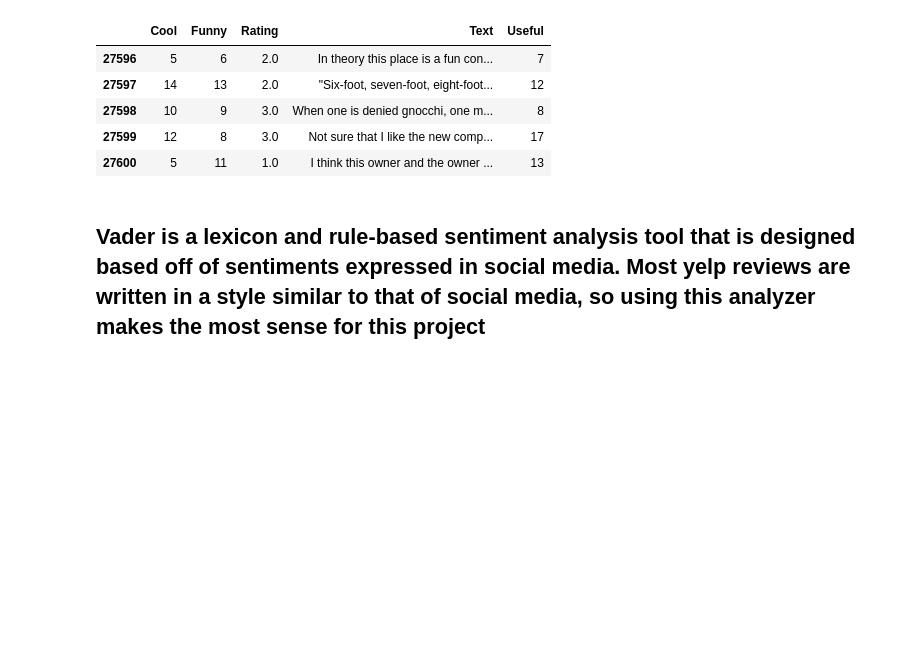
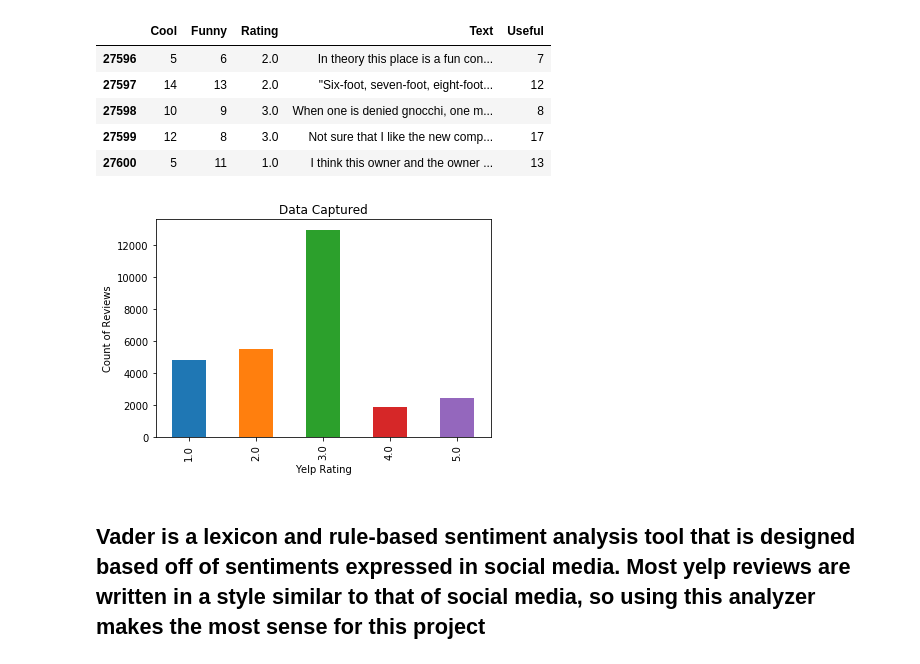
Before and after one commit to hiowatah/Yelp-Review-Generator, a Jupyter notebook: NLP/NLP EDA.ipynb, the cells around one changed output. Cells and saved outputs as stored; diff of their text form; code cells hidden in the pictures; blank space fills up the shorter version.

```diff
--- a/NLP/NLP EDA.ipynb
+++ b/NLP/NLP EDA.ipynb
@@ -24,6 +24,13 @@ df.tail()
 | 27598 | 10 | 9 | 3.0 | When one is denied gnocchi, one m... | 8 |
 | 27599 | 12 | 8 | 3.0 | Not sure that I like the new comp... | 17 |
 | 27600 | 5 | 11 | 1.0 | I think this owner and the owner ... | 13 |
+# %%
+df.groupby('Rating').count()['Cool'].plot(kind='bar')
+plt.xlabel('Yelp Rating');
+plt.ylabel('Count of Reviews');
+plt.title('Data Captured');
+# %% [output]
+[figure, added]
 # %% [markdown]
 ## Vader is a lexicon and rule-based sentiment analysis tool that is designed based off of sentiments expressed in social media. Most yelp reviews are written in a style similar to that of social media, so using this analyzer makes the most sense for this project
 # %%
```
Also changed, not shown: 2 other files.
